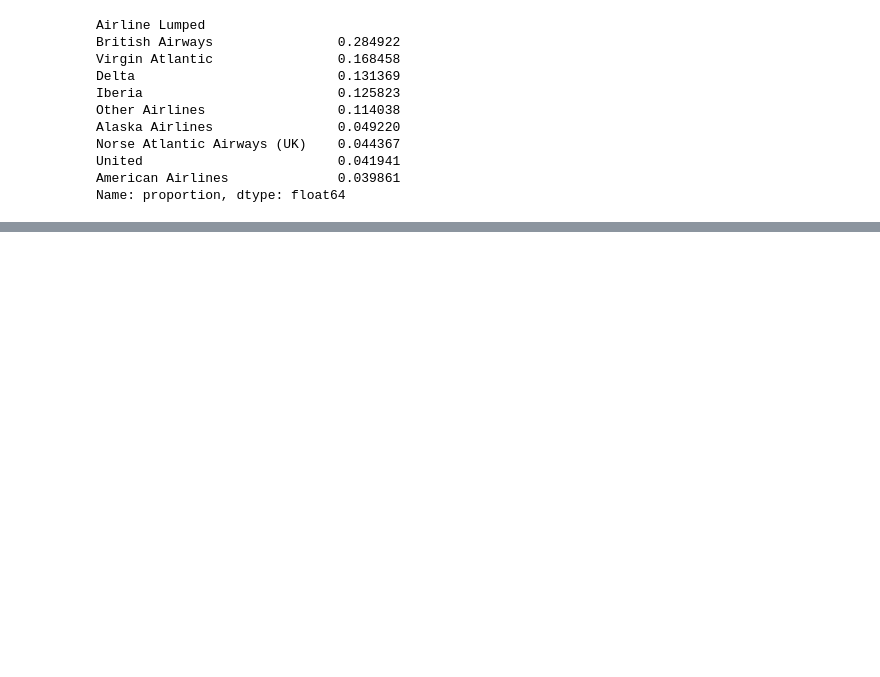
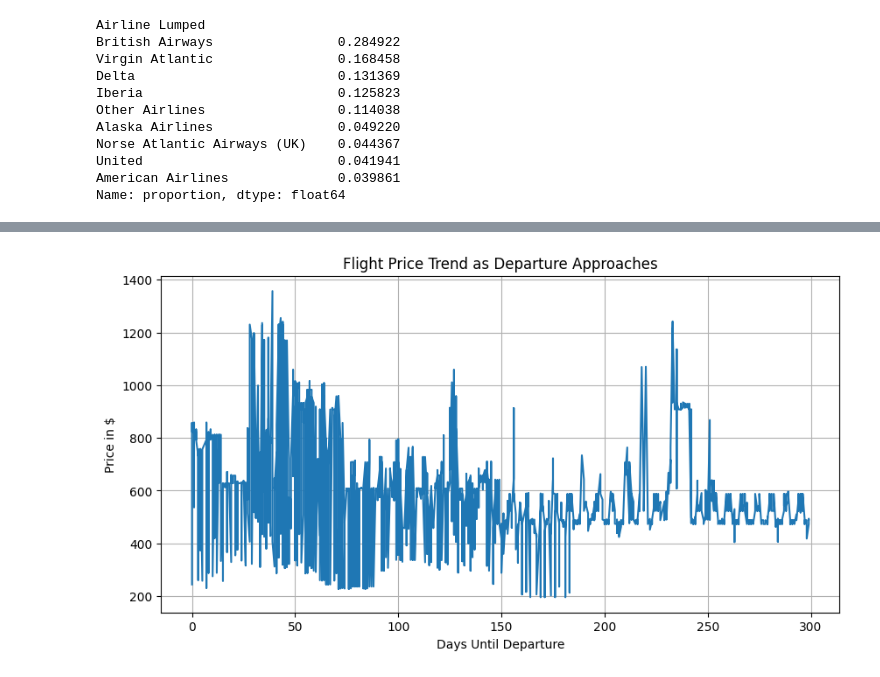
Before and after one commit to katrinekjaergaard/dsp-flight, a Jupyter notebook: EDA_flight.ipynb, the cells around one changed output, grey strips where cells are left out. Saved outputs shown, nothing was run; the diff lists cells and outputs as text; code cells hidden in the pictures; blank space fills up the shorter version.

```diff
--- a/EDA_flight.ipynb
+++ b/EDA_flight.ipynb
@@ -403,0 +422,19 @@ Name: proportion, dtype: float64
+# %%
+import matplotlib.pyplot as plt
+
+# Create the plot
+plt.figure(figsize=(10, 5))
+plt.plot(df_sorted['Days Until Departure'], df_sorted['Price'])
+
+# Adding title and labels
+plt.title('Flight Price Trend as Departure Approaches')
+plt.xlabel('Days Until Departure')
+plt.ylabel('Price in $')
+
+# Show grid
+plt.grid(True)
+
+# Display the plot
+plt.show()
+# %% [output]
+[figure, added]
```
Also changed, not shown: parts of 2 cells of this notebook.
